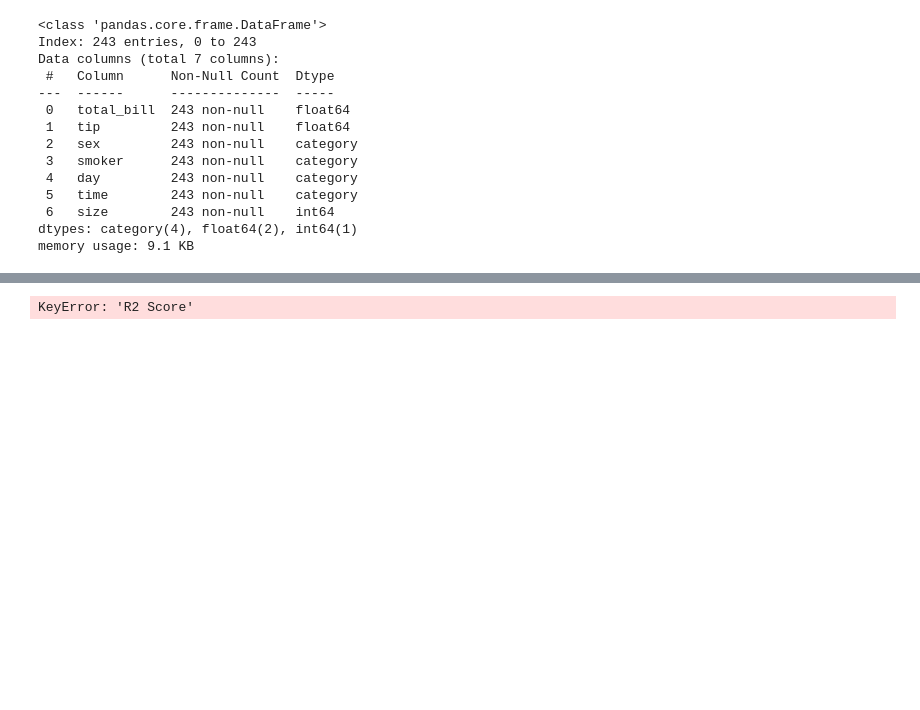
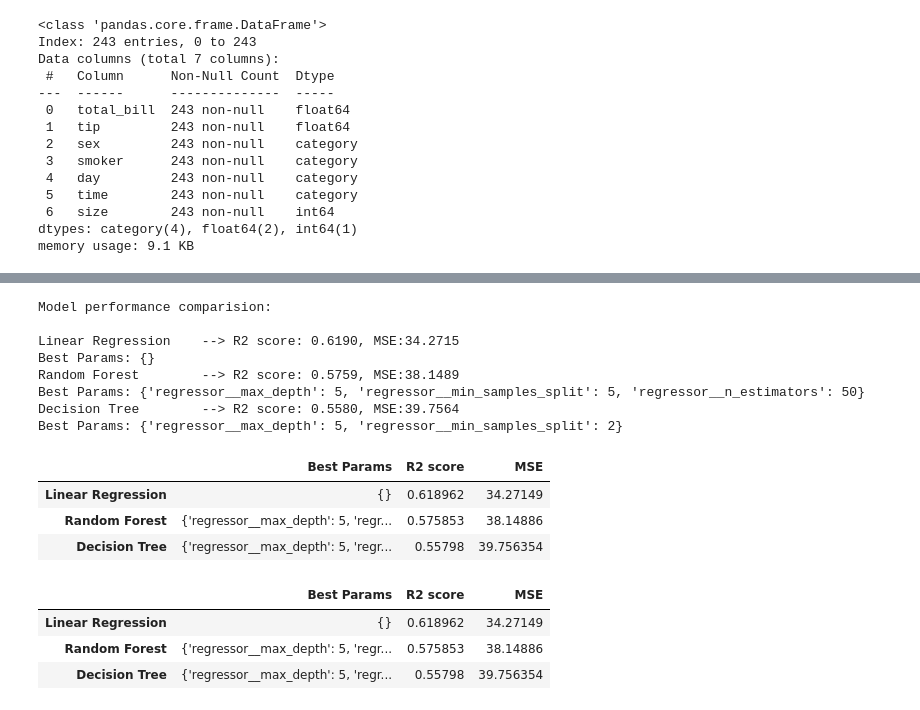
Before and after one commit to chaudhary-dotcom/ML, a Jupyter notebook: total_bill.ipynb, the cells around one changed output, grey strips where cells are left out. Cells and saved outputs as stored; diff of their text form; code cells hidden in the pictures; blank space fills up the shorter version.

```diff
--- a/total_bill.ipynb
+++ b/total_bill.ipynb
@@ -166,7 +163,31 @@ ValueError: Invalid parameter 'n_estimators' for estimator DecisionTreeRegressor
 #Print results
 print('Model performance comparision:\n')
 for name, score in results.items():
-    print(f"{name: <20} --> R2 Score: {score['R2 Score']:.4f}, MSE:{score['MSE']:.4f}")
-    print(f"Best Params: {score['Best Params', 'N/A']}")
+    print(f"{name: <20} --> R2 score: {score['R2 score']:.4f}, MSE:{score['MSE']:.4f}")
+    print(f"Best Params: {score['Best Params']}")
 # %% [output]
-KeyError: 'R2 Score'
+Model performance comparision:
+
+Linear Regression    --> R2 score: 0.6190, MSE:34.2715
+Best Params: {}
+Random Forest        --> R2 score: 0.5759, MSE:38.1489
+Best Params: {'regressor__max_depth': 5, 'regressor__min_samples_split': 5, 'regressor__n_estimators': 50}
+Decision Tree        --> R2 score: 0.5580, MSE:39.7564
+Best Params: {'regressor__max_depth': 5, 'regressor__min_samples_split': 2}
+# %%
+results_df = pd.DataFrame(results).T
+results_df
+# %% [output]
+|  | Best Params | R2 score | MSE |
+| Linear Regression | {} | 0.618962 | 34.27149 |
+| Random Forest | {'regressor__max_depth': 5, 'regr... | 0.575853 | 38.14886 |
+| Decision Tree | {'regressor__max_depth': 5, 'regr... | 0.55798 | 39.756354 |
+# %%
+# Sort by r2 in descending order
+results_df_sorted = results_df.sort_values(by='R2 score', ascending=False)
+results_df_sorted
+# %% [output]
+|  | Best Params | R2 score | MSE |
+| Linear Regression | {} | 0.618962 | 34.27149 |
+| Random Forest | {'regressor__max_depth': 5, 'regr... | 0.575853 | 38.14886 |
+| Decision Tree | {'regressor__max_depth': 5, 'regr... | 0.55798 | 39.756354 |
```
Also changed, not shown: parts of 8 cells of this notebook.
